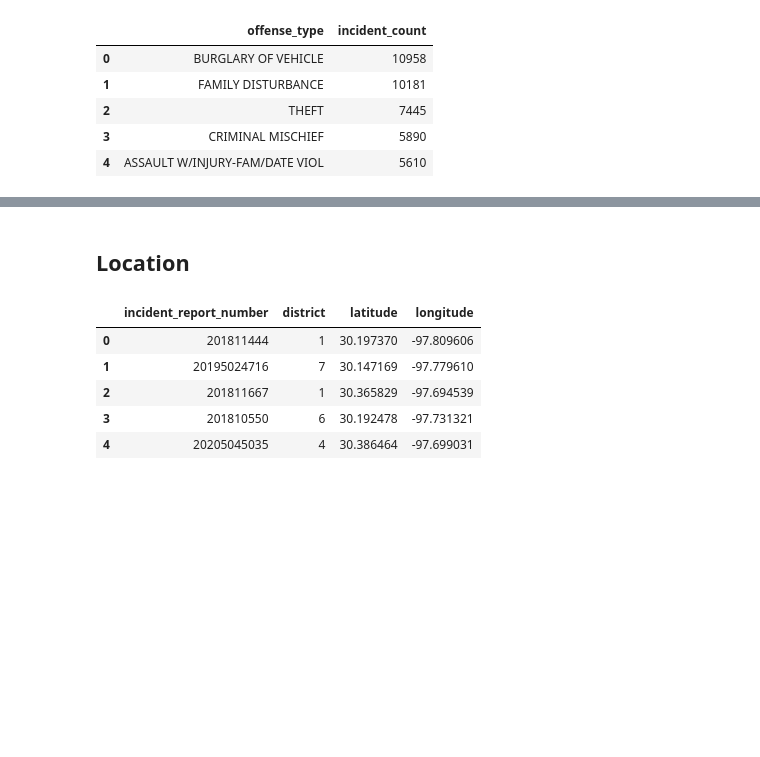
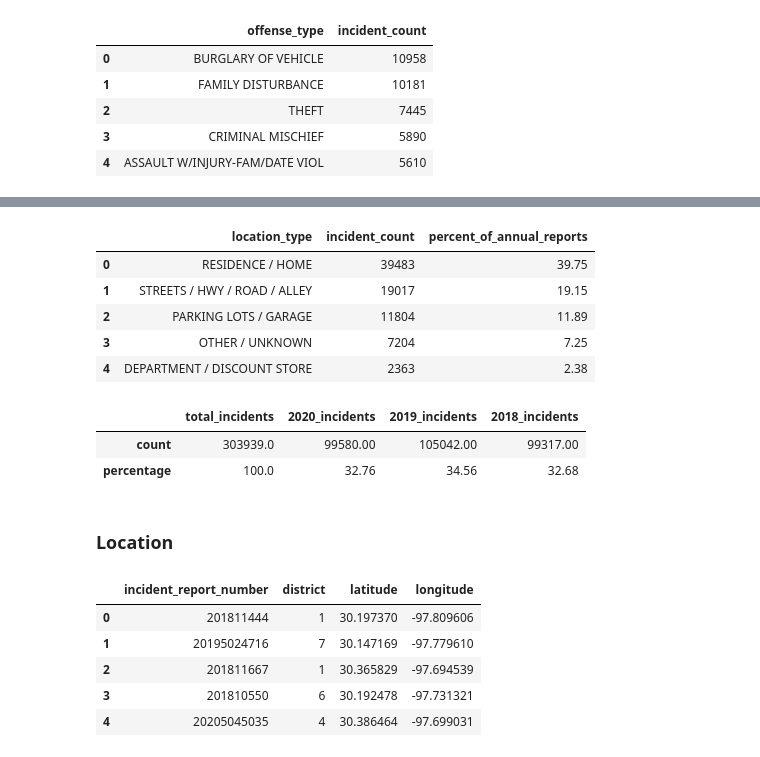
Before and after one commit to DonnieData/austin_crime_EDA, a Jupyter notebook: crime_data_EDA.ipynb, the cells around one changed output, grey strips where cells are left out. Saved outputs shown, nothing was run; the diff lists cells and outputs as text; code cells hidden in the pictures; blank space fills up the shorter version.

```diff
--- a/crime_data_EDA.ipynb
+++ b/crime_data_EDA.ipynb
@@ -162,5 +179,20 @@ top_2020_loc
+# %%
+top_2018_loc_type
+# %% [output]
+|  | location_type | incident_count | percent_of_annual_reports |
+| 0 | RESIDENCE / HOME | 39483 | 39.75 |
+| 1 | STREETS / HWY / ROAD / ALLEY | 19017 | 19.15 |
+| 2 | PARKING LOTS / GARAGE | 11804 | 11.89 |
+| 3 | OTHER / UNKNOWN | 7204 | 7.25 |
+| 4 | DEPARTMENT / DISCOUNT STORE | 2363 | 2.38 |
+# %%
+incident_summary
+# %% [output]
+|  | total_incidents | 2020_incidents | 2019_incidents | 2018_incidents |
+| count | 303939.0 | 99580.00 | 105042.00 | 99317.00 |
+| percentage | 100.0 | 32.76 | 34.56 | 32.68 |
 # %% [markdown]
-## Location
+### Location
 # %%
 # create dataframe with latitude longittude
 loc_frame = db_frame('''SELECT incident_report_number,
```
Also changed, not shown: parts of 14 cells of this notebook.
